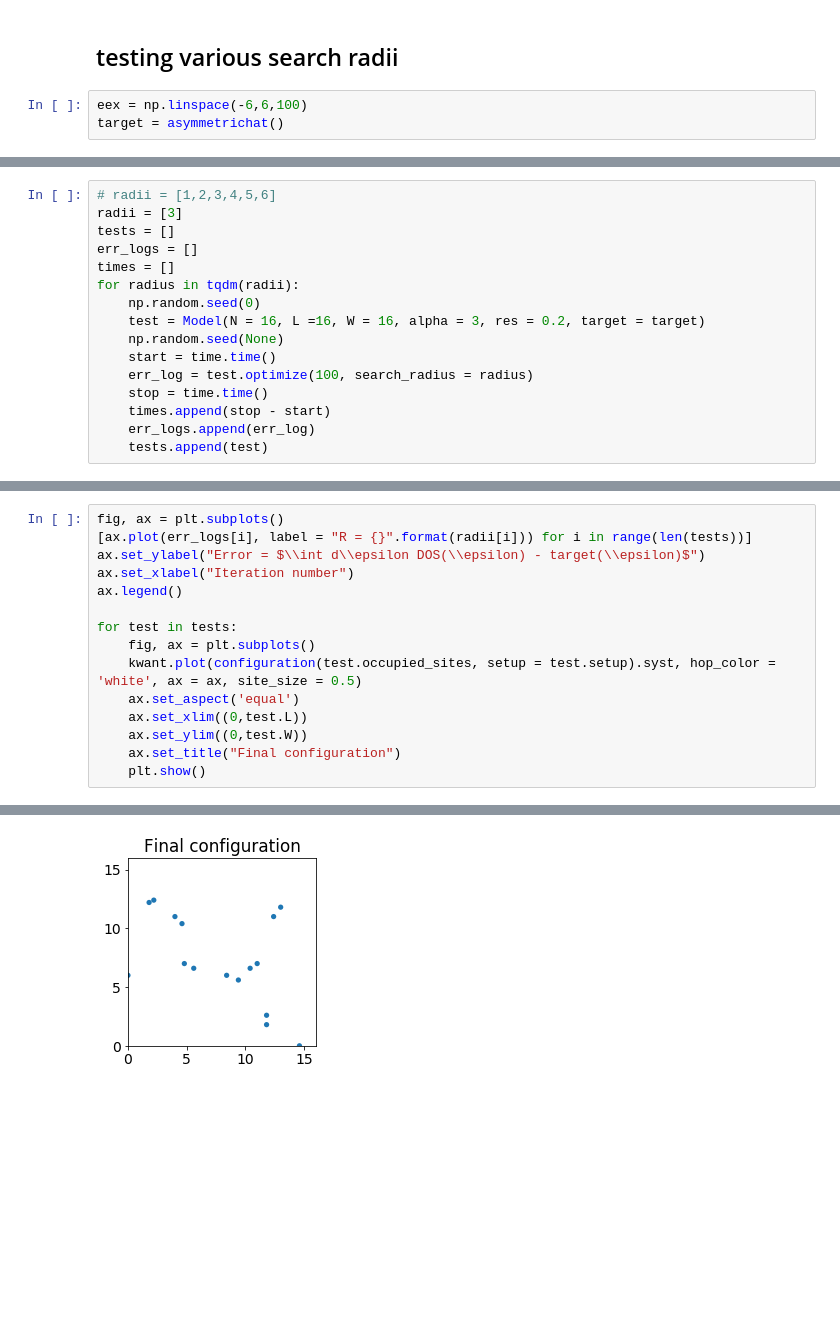
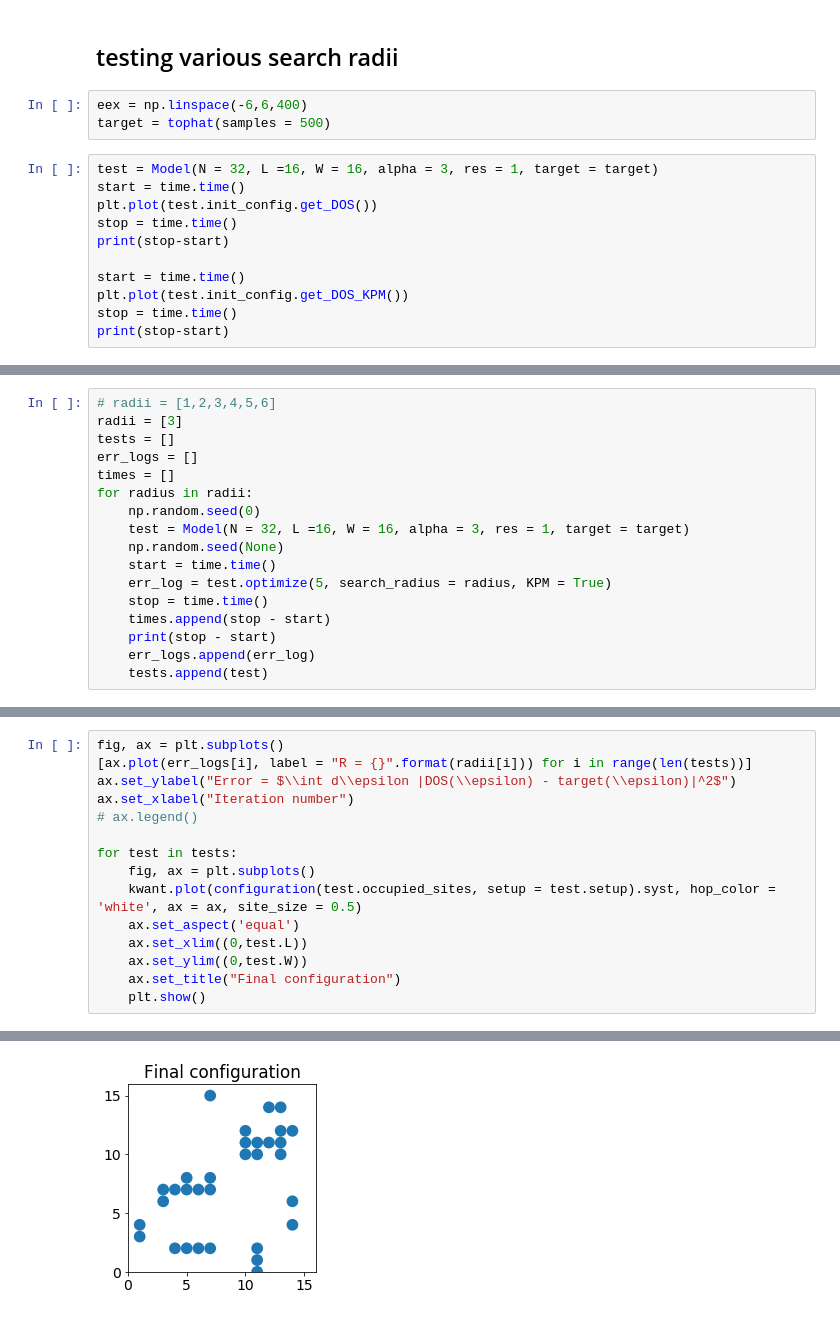
Before and after one commit to gautamra/Adaptive-Quantum-Design, a Jupyter notebook: AQD tight binding.ipynb, the cells around one changed output, grey strips where cells are left out. Drawn from its saved outputs; the diff is of its cells as text; blank space fills up the shorter version.

```diff
--- a/AQD tight binding.ipynb
+++ b/AQD tight binding.ipynb
@@ -177,5 +184,16 @@ class configuration:
 # %% [markdown]
 ## testing various search radii
 # %%
-eex = np.linspace(-6,6,100)
-target = asymmetrichat()
+eex = np.linspace(-6,6,400)
+target = tophat(samples = 500)
+# %%
+test = Model(N = 32, L =16, W = 16, alpha = 3, res = 1, target = target)
+start = time.time()
+plt.plot(test.init_config.get_DOS())
+stop = time.time()
+print(stop-start)
+
+start = time.time()
+plt.plot(test.init_config.get_DOS_KPM())
+stop = time.time()
+print(stop-start)
@@ -185,13 +207,14 @@ radii = [3]
 tests = []
 err_logs = []
 times = []
-for radius in tqdm(radii):
+for radius in radii:
     np.random.seed(0)
-    test = Model(N = 16, L =16, W = 16, alpha = 3, res = 0.2, target = target)
+    test = Model(N = 32, L =16, W = 16, alpha = 3, res = 1, target = target)
     np.random.seed(None)
     start = time.time()
-    err_log = test.optimize(100, search_radius = radius)
+    err_log = test.optimize(5, search_radius = radius, KPM = True)
     stop = time.time()
     times.append(stop - start)
+    print(stop - start)
     err_logs.append(err_log)
     tests.append(test)
@@ -198,9 +245,9 @@ for radius in tqdm(radii):
 # %%
 fig, ax = plt.subplots()
 [ax.plot(err_logs[i], label = "R = {}".format(radii[i])) for i in range(len(tests))]
-ax.set_ylabel("Error = $\\int d\\epsilon DOS(\\epsilon) - target(\\epsilon)$")
+ax.set_ylabel("Error = $\\int d\\epsilon |DOS(\\epsilon) - target(\\epsilon)|^2$")
 ax.set_xlabel("Iteration number")
-ax.legend()
+# ax.legend()
 
 for test in tests:
     fig, ax = plt.subplots()
@@ -215,4 +262,4 @@ for test in tests:
-[figure, old version]
+[figure, new version]
 # %%
 for test in tests:
     plt.plot(test.eex, test.principal_target, label = "Target")
```
Also changed, not shown: parts of 9 cells of this notebook.
